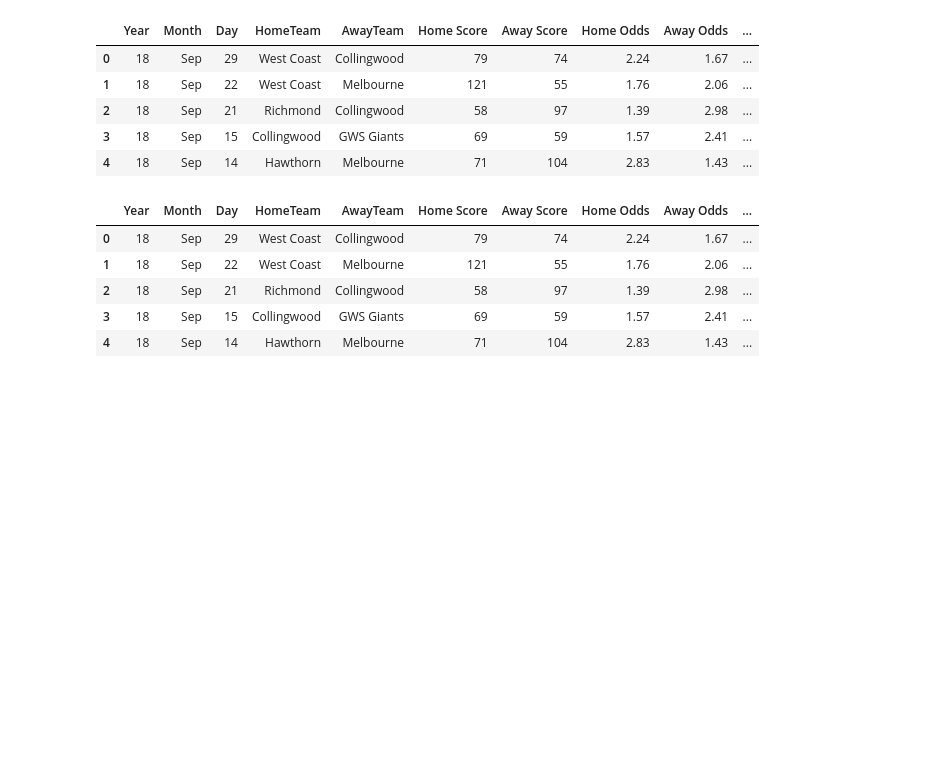
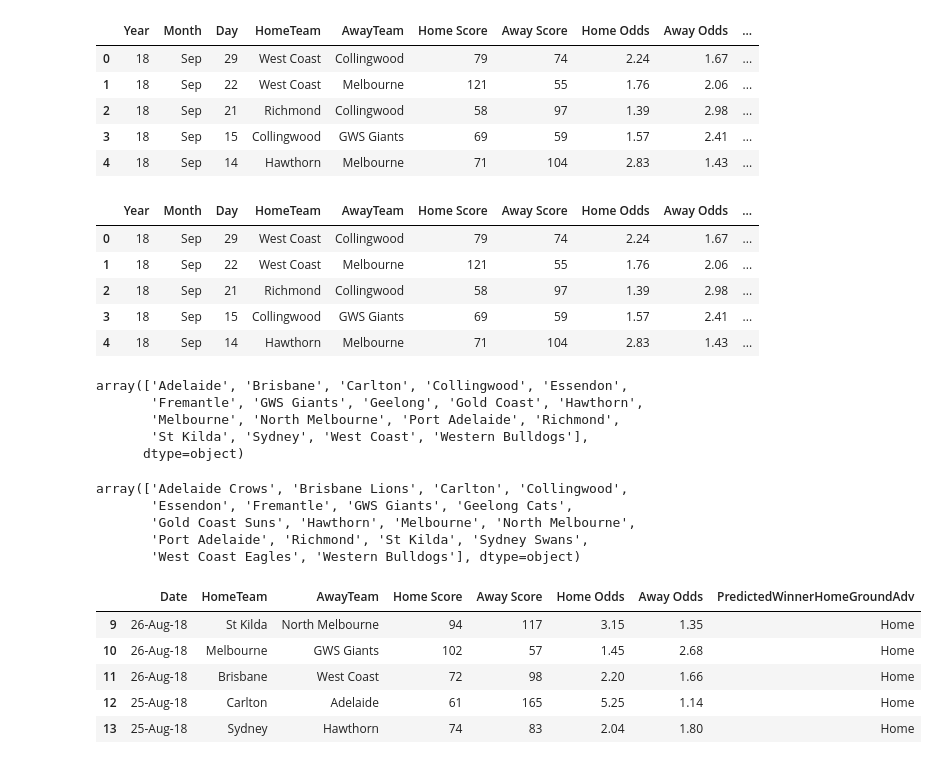
Before and after one commit to Beefstyles/AFLTippingPredictor, a Jupyter notebook: AFL Tipping Predictor Working.ipynb, the cells around one changed output. Cells and saved outputs as stored; diff of their text form; code cells hidden in the pictures; blank space fills up the shorter version.

```diff
--- a/AFL Tipping Predictor Working.ipynb
+++ b/AFL Tipping Predictor Working.ipynb
@@ -326,3 +328,29 @@ afl_results_2009_to_2018_results.head()
 | 2 | 18 | Sep | 21 | Richmond | Collingwood | 58 | 97 | 1.39 | 2.98 | ... |
 | 3 | 18 | Sep | 15 | Collingwood | GWS Giants | 69 | 59 | 1.57 | 2.41 | ... |
 | 4 | 18 | Sep | 14 | Hawthorn | Melbourne | 71 | 104 | 2.83 | 1.43 | ... |
+# %%
+np.sort(afl_results_2009_to_2018_results.HomeTeam.unique())
+# %% [output]
+array(['Adelaide', 'Brisbane', 'Carlton', 'Collingwood', 'Essendon',
+       'Fremantle', 'GWS Giants', 'Geelong', 'Gold Coast', 'Hawthorn',
+       'Melbourne', 'North Melbourne', 'Port Adelaide', 'Richmond',
+       'St Kilda', 'Sydney', 'West Coast', 'Western Bulldogs'],
+      dtype=object)
+# %%
+np.sort(afl_tipping_model_data.team.unique())
+# %% [output]
+array(['Adelaide Crows', 'Brisbane Lions', 'Carlton', 'Collingwood',
+       'Essendon', 'Fremantle', 'GWS Giants', 'Geelong Cats',
+       'Gold Coast Suns', 'Hawthorn', 'Melbourne', 'North Melbourne',
+       'Port Adelaide', 'Richmond', 'St Kilda', 'Sydney Swans',
+       'West Coast Eagles', 'Western Bulldogs'], dtype=object)
+# %%
+afl_results_2009_to_2018_results['PredictedWinnerHomeGroundAdv'] = 'Home'
+afl_results_2009_to_2018_results.head()
+# %% [output]
+|  | Date | HomeTeam | AwayTeam | Home Score | Away Score | Home Odds | Away Odds | PredictedWinnerHomeGroundAdv |
+| 9 | 26-Aug-18 | St Kilda | North Melbourne | 94 | 117 | 3.15 | 1.35 | Home |
+| 10 | 26-Aug-18 | Melbourne | GWS Giants | 102 | 57 | 1.45 | 2.68 | Home |
+| 11 | 26-Aug-18 | Brisbane | West Coast | 72 | 98 | 2.20 | 1.66 | Home |
+| 12 | 25-Aug-18 | Carlton | Adelaide | 61 | 165 | 5.25 | 1.14 | Home |
+| 13 | 25-Aug-18 | Sydney | Hawthorn | 74 | 83 | 2.04 | 1.80 | Home |
```
Also changed, not shown: parts of 3 cells of this notebook.
